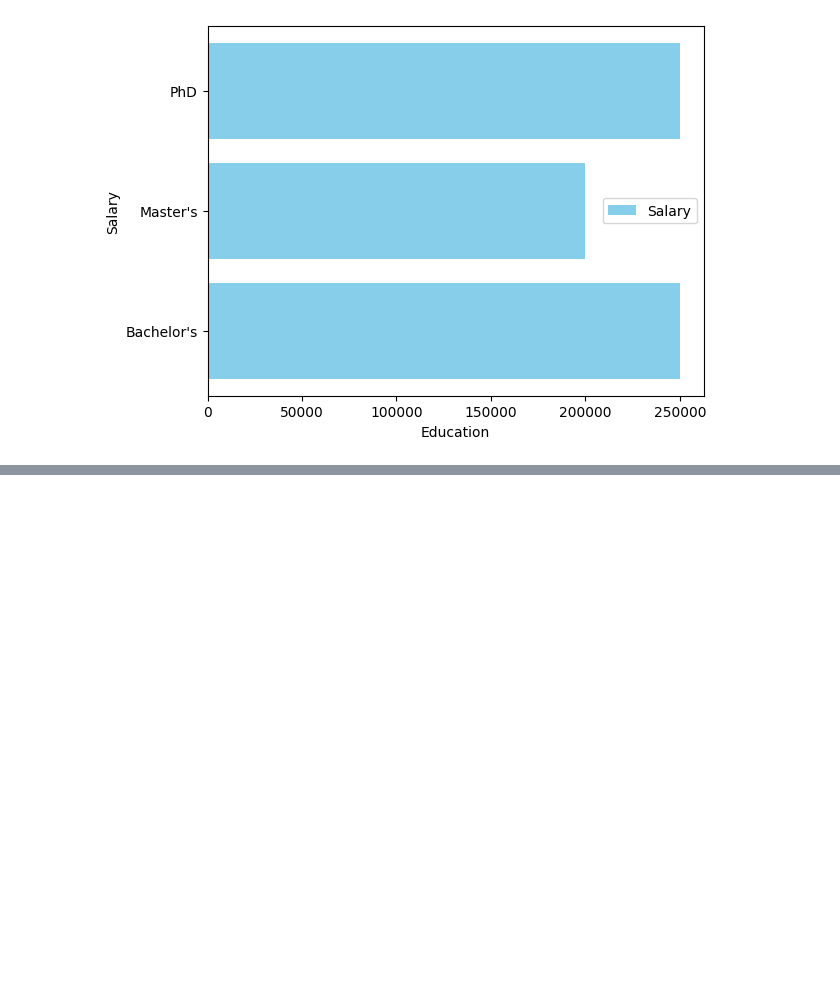
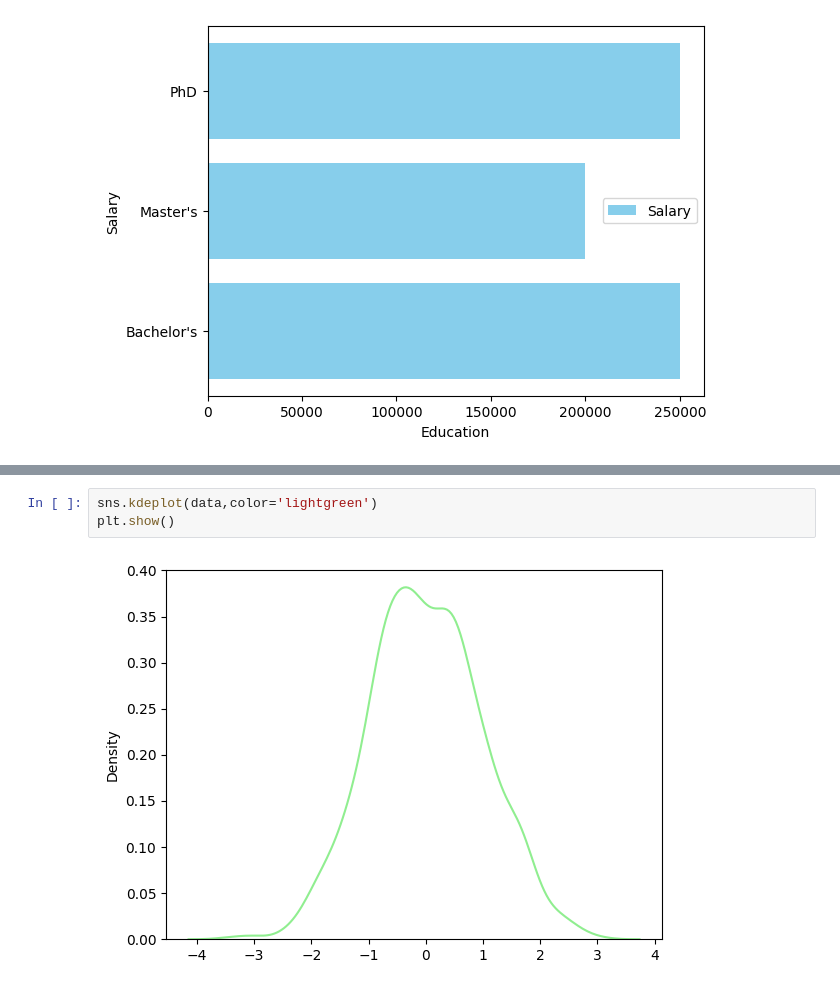
Before and after one commit to Apil120/Learn-ML, a Jupyter notebook: matplotlib/matplotlib.ipynb, the cells around one changed output, grey strips where cells are left out. Drawn from its saved outputs; the diff is of its cells as text; blank space fills up the shorter version.

```diff
--- a/matplotlib/matplotlib.ipynb
+++ b/matplotlib/matplotlib.ipynb
@@ -112,0 +113,5 @@ plt.show()
+# %%
+sns.kdeplot(data,color='lightgreen')
+plt.show()
+# %% [output]
+[figure, added]
```
Also changed, not shown: parts of 5 cells of this notebook.
